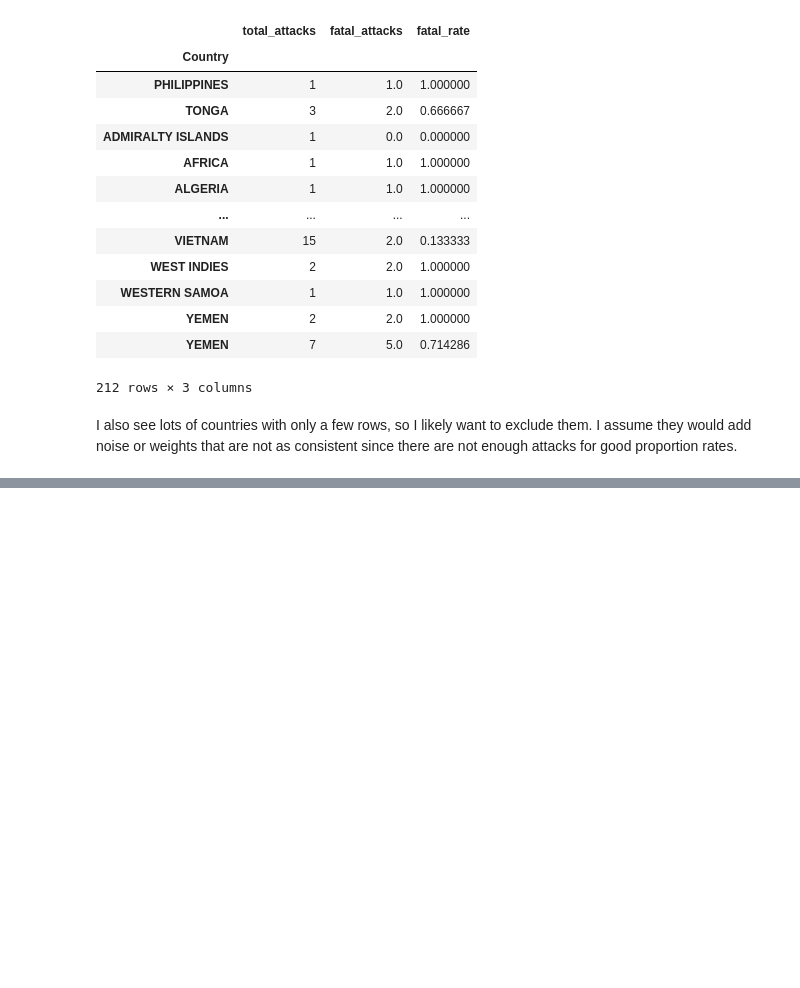
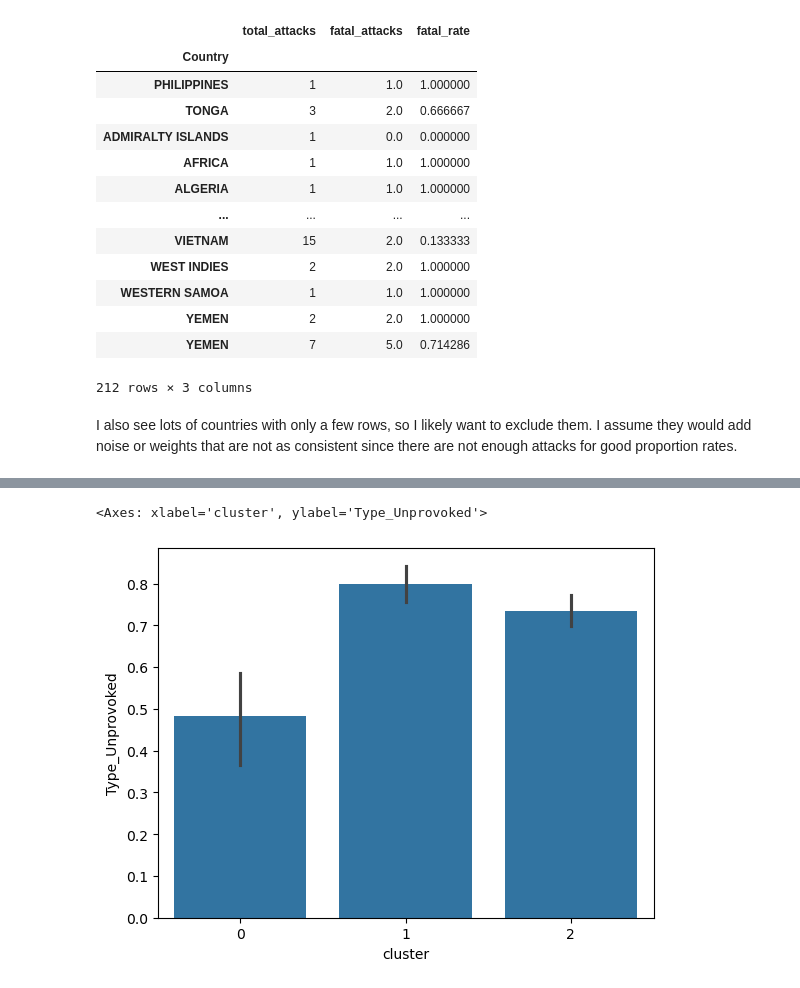
Before and after one commit to adriankUSA/portfolio, a Jupyter notebook: shark_attacks/shark_attack+patterns.ipynb, the cells around one changed output, grey strips where cells are left out. Drawn from its saved outputs; the diff is of its cells as text; code cells hidden in the pictures; blank space fills up the shorter version.

```diff
--- a/shark_attacks/shark_attack+patterns.ipynb
+++ b/shark_attacks/shark_attack+patterns.ipynb
@@ -580,0 +725,10 @@ Name: Fatal (Y/N), Length: 147, dtype: int64
+# %%
+sns.barplot(
+    data=country_features,
+    x="cluster",
+    y="Type_Unprovoked",
+    estimator="mean"
+)
+# %% [output]
+<Axes: xlabel='cluster', ylabel='Type_Unprovoked'>
+[figure, added]
```
Also changed, not shown: parts of 23 cells of this notebook.
